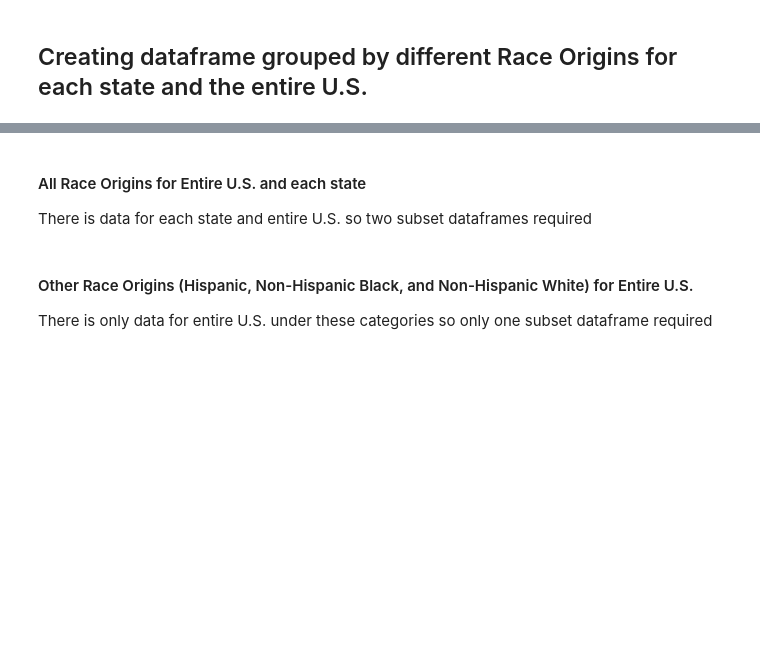
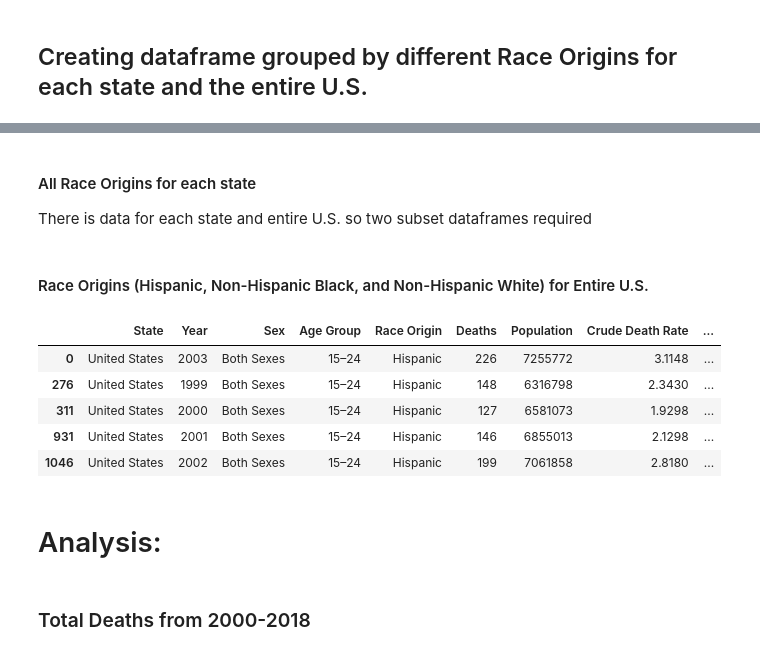
Before and after one commit to cwaggles/TOOL1_FINAL_PROJECT, a Jupyter notebook: Data Science Tools 1 - Final Project.ipynb, the cells around one changed output, grey strips where cells are left out. Cells and saved outputs as stored; diff of their text form; code cells hidden in the pictures; blank space fills up the shorter version.

```diff
--- a/Data Science Tools 1 - Final Project.ipynb
+++ b/Data Science Tools 1 - Final Project.ipynb
@@ -166,4 +151,4 @@ drug_mort['Race Origin'].sample(10)
 Name: Race Origin, dtype: object
 # %% [markdown]
-#### All Race Origins for Entire U.S. and each state
+#### All Race Origins for each state
 There is data for each state and entire U.S. so two subset dataframes required
@@ -180,3 +155,2 @@ all_races_state = all_races_state[all_races_state['State']!="United States"]
 # %% [markdown]
-#### Other Race Origins (Hispanic, Non-Hispanic Black, and Non-Hispanic White) for Entire U.S.
-There is only data for entire U.S. under these categories so only one subset dataframe required
+####  Race Origins (Hispanic, Non-Hispanic Black, and Non-Hispanic White) for Entire U.S.
@@ -183,4 +162,15 @@ There is only data for entire U.S. under these categories so only one subset dat
 # %%
 #Other Race Origins for entire U.S.
-other_races_US = drug_mort[drug_mort['Race Origin']!="All Races-All Origins"]
-#other_races_US.head()
+other_races_US = drug_mort[drug_mort['Race Origin']!="All Races"]
+other_races_US.head()
+# %% [output]
+|  | State | Year | Sex | Age Group | Race Origin | Deaths | Population | Crude Death Rate | ... |
+| 0 | United States | 2003 | Both Sexes | 15–24 | Hispanic | 226 | 7255772 | 3.1148 | ... |
+| 276 | United States | 1999 | Both Sexes | 15–24 | Hispanic | 148 | 6316798 | 2.3430 | ... |
+| 311 | United States | 2000 | Both Sexes | 15–24 | Hispanic | 127 | 6581073 | 1.9298 | ... |
+| 931 | United States | 2001 | Both Sexes | 15–24 | Hispanic | 146 | 6855013 | 2.1298 | ... |
+| 1046 | United States | 2002 | Both Sexes | 15–24 | Hispanic | 199 | 7061858 | 2.8180 | ... |
+# %% [markdown]
+# Analysis:
+# %% [markdown]
+### Total Deaths from 2000-2018
```
Also changed, not shown: parts of 18 cells of this notebook.
